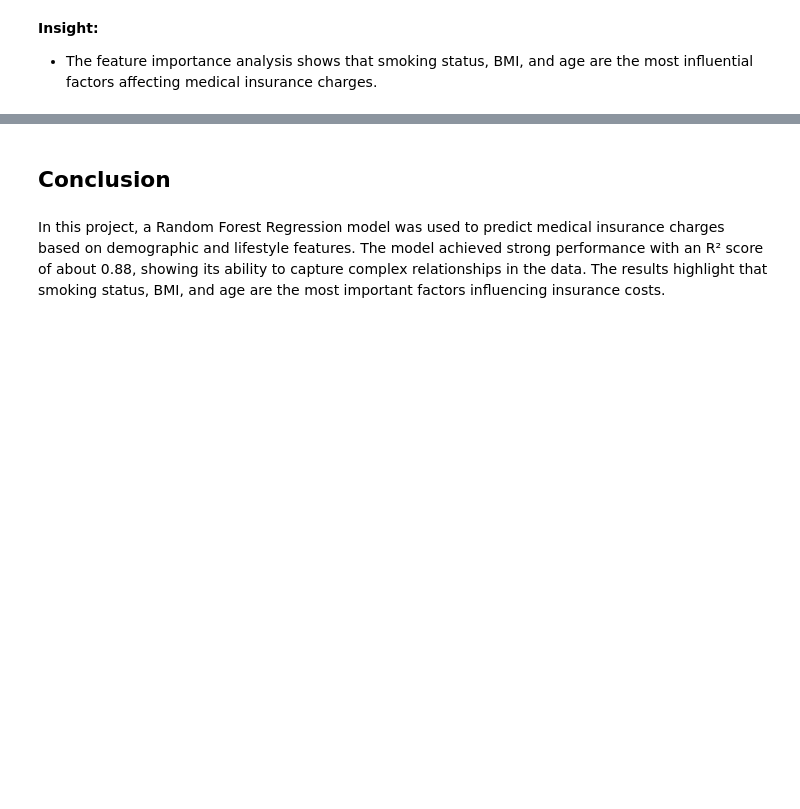
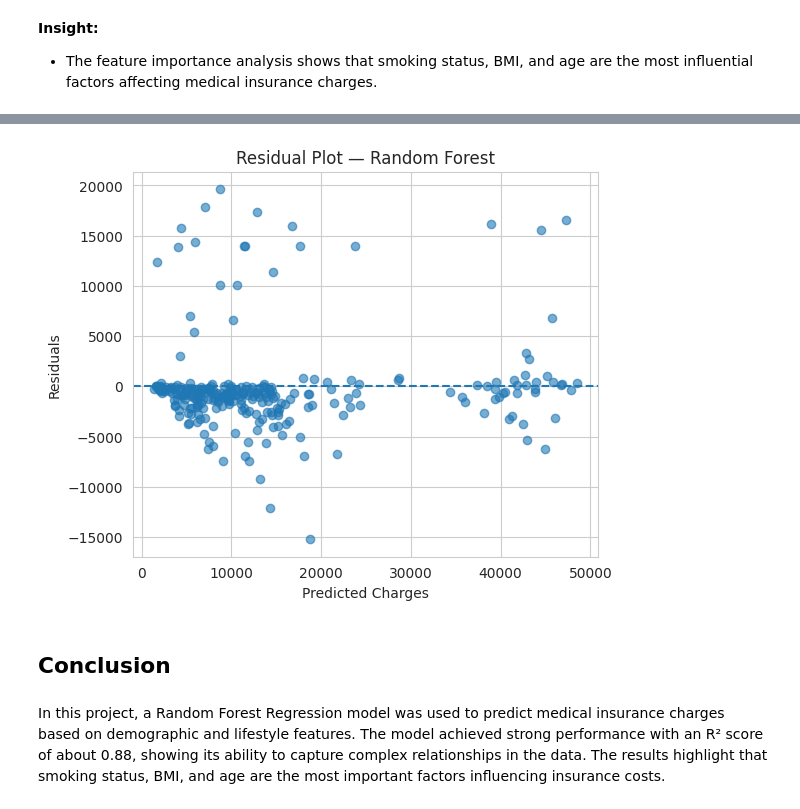
Before and after one commit to Yasir-Aladwani/medical-insurance-random-forest-project, a Jupyter notebook: medical_insurance_cost_prediction_random_forest.ipynb, the cells around one changed output, grey strips where cells are left out. Drawn from its saved outputs; the diff is of its cells as text; code cells hidden in the pictures; blank space fills up the shorter version.

```diff
--- a/medical_insurance_cost_prediction_random_forest.ipynb
+++ b/medical_insurance_cost_prediction_random_forest.ipynb
@@ -340,3 +361,20 @@ dtype: float64
+# %%
+# Residual Plot — Random Forest
+rf_residuals = y_test - y_pred_rf
+
+plt.figure(figsize=(6,5))
+
+plt.scatter(y_pred_rf, rf_residuals, alpha=0.6)
+
+plt.axhline(y=0, linestyle="--")
+
+plt.xlabel("Predicted Charges")
+plt.ylabel("Residuals")
+plt.title("Residual Plot — Random Forest")
+
+plt.show()
+# %% [output]
+[figure, added]
 # %% [markdown]
 ## Conclusion
 # %% [markdown]
```
Also changed, not shown: parts of 7 cells of this notebook.
